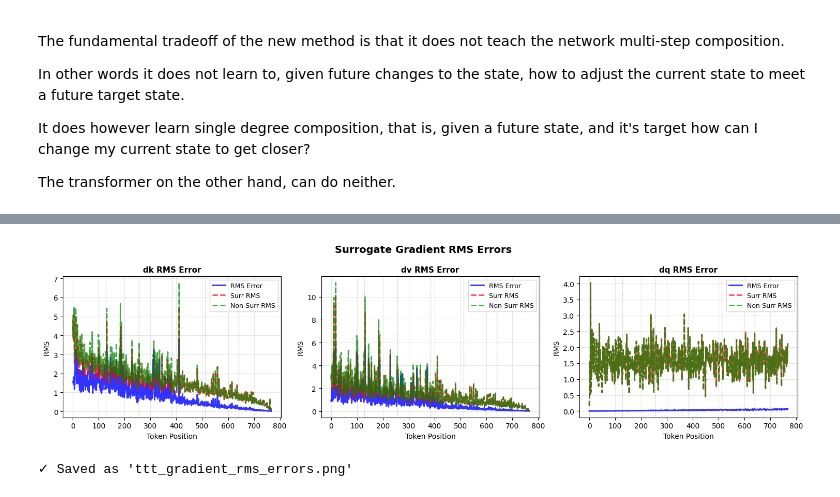
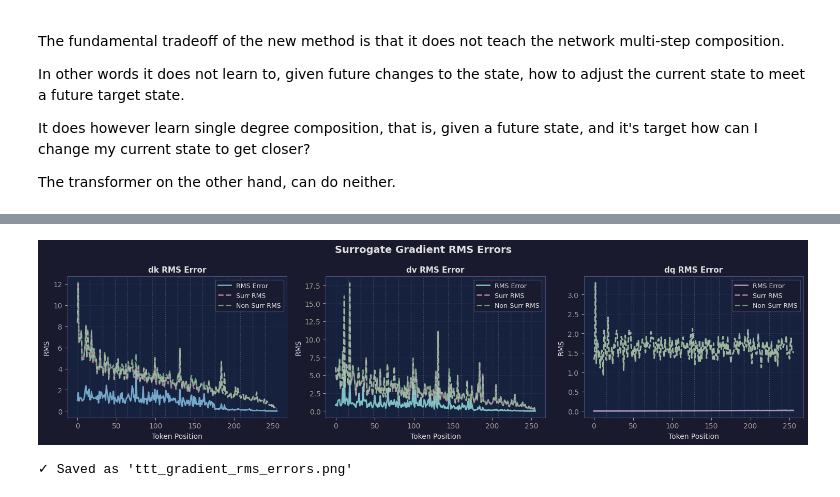
Before and after one commit to Ueaj-Kerman/macrogpt-jax, a Jupyter notebook: ueaj/model/ttt/ttt_gradient_analysis.ipynb, the cells around one changed output, grey strips where cells are left out. Saved outputs shown, nothing was run; the diff lists cells and outputs as text; code cells hidden in the pictures.

```diff
--- a/ueaj/model/ttt/ttt_gradient_analysis.ipynb
+++ b/ueaj/model/ttt/ttt_gradient_analysis.ipynb
@@ -34,7 +64,7 @@ W0109 12:13:07.256253  473411 cuda_executor.cc:1802] GPU interconnect informatio
 # %%
 # Config
 model_d, hidden_d = 1024, 256
-batch_size, seq_len = 1, 768
+batch_size, seq_len = 1, 256
 seed = 42
 
 
@@ -120,12 +150,12 @@ def cosine_similarity_states(state_surr, state_nonsurr):
 	return float(dot / (norm_surr * norm_nonsurr + 1e-8))
 # %%
 # Random output gradient - needs q_heads dimension to match TTT output shape
-grad_output = jax.random.normal(jax.random.PRNGKey(456), (batch_size, seq_len, 1, hidden_d))
+grad_output = jax.random.normal(jax.random.PRNGKey(456), (batch_size, seq_len, 4, hidden_d))
 
 # Compute gradients
 print("Computing gradients...")
+gk_nonsurr, gv_nonsurr, gq_nonsurr, gstate_nonsurr, _ = compute_grads(model_nonsurr, k, v, q, grad_output)
 gk_surr, gv_surr, gq_surr, gstate_surr, _ = compute_grads(model_surr, k, v, q, grad_output)
-gk_nonsurr, gv_nonsurr, gq_nonsurr, gstate_nonsurr, _ = compute_grads(model_nonsurr, k, v, q, grad_output)
 print("Done")
 
 # Compute cosine similarity for init_state gradient
@@ -142,15 +181,16 @@ d_init_state angle: 25.53 degrees
 # %%
-# Squeeze q_heads dimension from q gradients for metric functions (they expect 3D)
-gq_surr_squeezed = gq_surr.squeeze(axis=2)  # (batch, seq, hidden_d)
-gq_nonsurr_squeezed = gq_nonsurr.squeeze(axis=2)
+# Reshape q_heads dimension for metric functions (they expect 3D)
+# (batch, seq, q_heads, hidden_d) -> (batch, seq, q_heads * hidden_d)
+gq_surr_flat = gq_surr.reshape(gq_surr.shape[0], gq_surr.shape[1], -1)
+gq_nonsurr_flat = gq_nonsurr.reshape(gq_nonsurr.shape[0], gq_nonsurr.shape[1], -1)
 
 # Compute metrics per token
 cos_k = cosine_similarity_per_token(gk_surr, gk_nonsurr)
 cos_v = cosine_similarity_per_token(gv_surr, gv_nonsurr)
-cos_q = cosine_similarity_per_token(gq_surr_squeezed, gq_nonsurr_squeezed)
-rms_q = rms_error_per_token(gq_surr_squeezed, gq_nonsurr_squeezed)
+cos_q = cosine_similarity_per_token(gq_surr_flat, gq_nonsurr_flat)
+rms_q = rms_error_per_token(gq_surr_flat, gq_nonsurr_flat)
 
-norm_q = rms_norm_per_token(gq_nonsurr_squeezed)
+norm_q = rms_norm_per_token(gq_nonsurr_flat)
 
 print(f"Cosine similarity ranges:")
 print(f"  k: [{float(cos_k.min()):.4f}, {float(cos_k.max()):.4f}]")
@@ -255,64 +296,63 @@ Saved as 'ttt_gradient_comparison.png'
 # Plot RMS errors for dk, dv, and dq with surrogate and non-surrogate RMS for scale
 rms_k = rms_error_per_token(gk_surr, gk_nonsurr)
 rms_v = rms_error_per_token(gv_surr, gv_nonsurr)
-rms_q = rms_error_per_token(gq_surr_squeezed, gq_nonsurr_squeezed)
+rms_q = rms_error_per_token(gq_surr_flat, gq_nonsurr_flat)
 norm_k_surr = rms_norm_per_token(gk_surr)
 norm_v_surr = rms_norm_per_token(gv_surr)
-norm_q_surr = rms_norm_per_token(gq_surr_squeezed)
+norm_q_surr = rms_norm_per_token(gq_surr_flat)
 norm_k_nonsurr = rms_norm_per_token(gk_nonsurr)
 norm_v_nonsurr = rms_norm_per_token(gv_nonsurr)
-norm_q_nonsurr = rms_norm_per_token(gq_nonsurr_squeezed)
+norm_q_nonsurr = rms_norm_per_token(gq_nonsurr_flat)
 
-fig, axes = plt.subplots(1, 3, figsize=(15, 4))
-fig.suptitle('Surrogate Gradient RMS Errors', fontsize=14, fontweight='bold')
+fig, axes = plt.subplots(1, 3, figsize=(15, 4), facecolor='#1a1a2e')
+fig.suptitle('Surrogate Gradient RMS Errors', fontsize=14, fontweight='bold', color='#e0e0e0')
 
 tokens = np.arange(seq_len)
-block_size = 128  # Match the model's block_size
 
 # Helper to add block boundary lines
 def add_block_lines(ax, seq_len, block_size):
     for pos in range(block_size, seq_len, block_size):
-        ax.axvline(x=pos, color='gray', linestyle=':', linewidth=1, alpha=0.6)
+        ax.axvline(x=pos, color=COLORS['gray'], linestyle=':', linewidth=1, alpha=0.5)
 
 # dk RMS error
-axes[0].plot(tokens, rms_k, 'b-', linewidth=2, label='RMS Error', alpha=0.8)
-axes[0].plot(tokens, norm_k_surr, 'r--', linewidth=2, label='Surr RMS', alpha=0.7)
-axes[0].plot(tokens, norm_k_nonsurr, 'g--', linewidth=2, label='Non-Surr RMS', alpha=0.7)
+axes[0].plot(tokens, rms_k, color=COLORS['blue'], linewidth=2, label='RMS Error', alpha=0.9)
+axes[0].plot(tokens, norm_k_surr, color=COLORS['pink'], linestyle='--', linewidth=2, label='Surr RMS', alpha=0.7)
+axes[0].plot(tokens, norm_k_nonsurr, color=COLORS['green'], linestyle='--', linewidth=2, label='Non-Surr RMS', alpha=0.7)
 add_block_lines(axes[0], seq_len, block_size)
 axes[0].set_xlabel('Token Position', fontsize=10)
 axes[0].set_ylabel('RMS', fontsize=10)
 axes[0].set_title('dk RMS Error', fontsize=11, fontweight='bold')
 axes[0].legend(fontsize=9)
 axes[0].grid(True, alpha=0.3)
 
 # dv RMS error
-axes[1].plot(tokens, rms_v, 'b-', linewidth=2, label='RMS Error', alpha=0.8)
-axes[1].plot(tokens, norm_v_surr, 'r--', linewidth=2, label='Surr RMS', alpha=0.7)
-axes[1].plot(tokens, norm_v_nonsurr, 'g--', linewidth=2, label='Non-Surr RMS', alpha=0.7)
+axes[1].plot(tokens, rms_v, color=COLORS['cyan'], linewidth=2, label='RMS Error', alpha=0.9)
+axes[1].plot(tokens, norm_v_surr, color=COLORS['pink'], linestyle='--', linewidth=2, label='Surr RMS', alpha=0.7)
+axes[1].plot(tokens, norm_v_nonsurr, color=COLORS['green'], linestyle='--', linewidth=2, label='Non-Surr RMS', alpha=0.7)
 add_block_lines(axes[1], seq_len, block_size)
 axes[1].set_xlabel('Token Position', fontsize=10)
 axes[1].set_ylabel('RMS', fontsize=10)
 axes[1].set_title('dv RMS Error', fontsize=11, fontweight='bold')
 axes[1].legend(fontsize=9)
 axes[1].grid(True, alpha=0.3)
 
-# dq RMS error (new)
-axes[2].plot(tokens, rms_q, 'b-', linewidth=2, label='RMS Error', alpha=0.8)
-axes[2].plot(tokens, norm_q_surr, 'r--', linewidth=2, label='Surr RMS', alpha=0.7)
-axes[2].plot(tokens, norm_q_nonsurr, 'g--', linewidth=2, label='Non-Surr RMS', alpha=0.7)
+# dq RMS error
+axes[2].plot(tokens, rms_q, color=COLORS['purple'], linewidth=2, label='RMS Error', alpha=0.9)
+axes[2].plot(tokens, norm_q_surr, color=COLORS['pink'], linestyle='--', linewidth=2, label='Surr RMS', alpha=0.7)
+axes[2].plot(tokens, norm_q_nonsurr, color=COLORS['green'], linestyle='--', linewidth=2, label='Non-Surr RMS', alpha=0.7)
 add_block_lines(axes[2], seq_len, block_size)
 axes[2].set_xlabel('Token Position', fontsize=10)
 axes[2].set_ylabel('RMS', fontsize=10)
 axes[2].set_title('dq RMS Error', fontsize=11, fontweight='bold')
 axes[2].legend(fontsize=9)
 axes[2].grid(True, alpha=0.3)
 
 plt.tight_layout()
-plt.savefig('ttt_gradient_rms_errors.png', dpi=150, bbox_inches='tight')
+plt.savefig('ttt_gradient_rms_errors.png', dpi=150, bbox_inches='tight', facecolor='#1a1a2e', edgecolor='none')
 plt.show()
 print("✓ Saved as 'ttt_gradient_rms_errors.png'")
 # %% [output]
-[figure, old version]
+[figure, new version]
 ✓ Saved as 'ttt_gradient_rms_errors.png'
 # %%
 # Plot RMS norm of TTT outputs per token position
```
Also changed, not shown: parts of 6 cells of this notebook, 6 other files.
